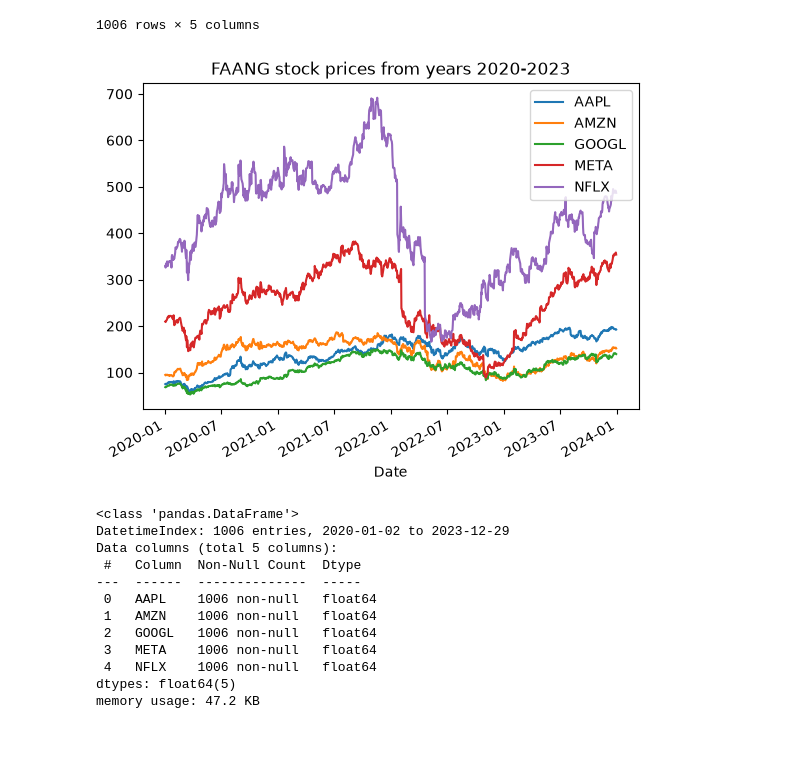
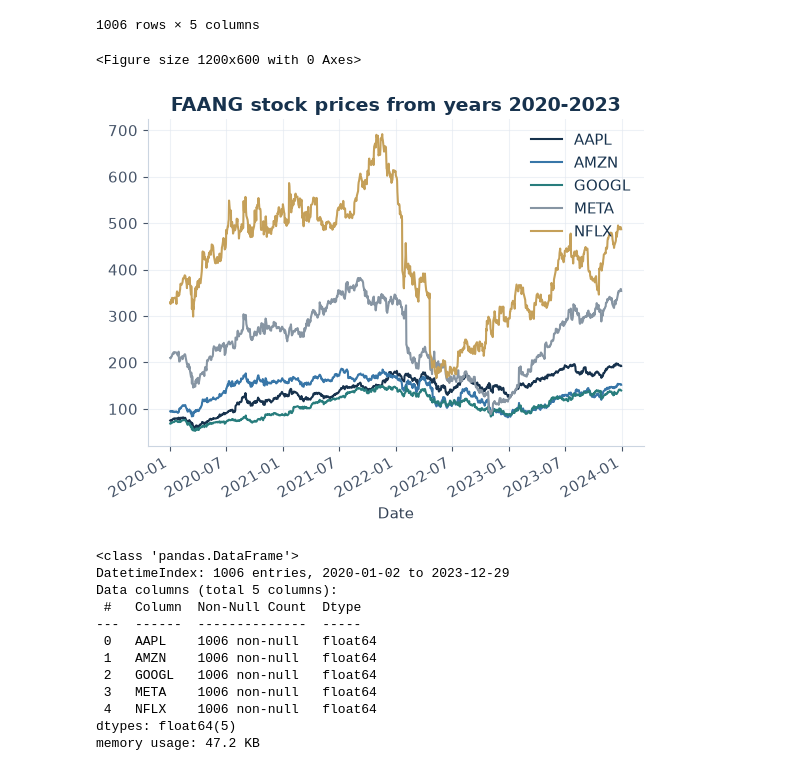
Before and after one commit to Dvisa23/Portfolio-Analysis, a Jupyter notebook: workspace/notebook.ipynb, the cells around one changed output. Saved outputs shown, nothing was run; the diff lists cells and outputs as text; code cells hidden in the pictures; blank space fills up the shorter version.

```diff
--- a/workspace/notebook.ipynb
+++ b/workspace/notebook.ipynb
@@ -15,3 +21,18 @@ In this project, you are tasked to find the optimal allocation to the FAANG stoc
+# %%
+import matplotlib.pyplot as plt
+from cycler import cycler
+from matplotlib.ticker import PercentFormatter
+
+corporate_colors = ["#17324D", "#3876A8", "#287D7D", "#8795A3", "#C5A059"]
+
+plt.rcParams.update({"axes.prop_cycle": cycler(color=corporate_colors),
+                     "figure.facecolor": "white", "axes.facecolor": "white", "font.family": "sans-serif",
+                     "font.size": 11, "axes.titlesize": 14, "axes.titleweight": "bold", "axes.labelcolor": "#334155",
+                     "text.color": "#17324D", "xtick.color": "#475569", "ytick.color": "#475569", "axes.spines.top": False,
+                     "axes.spines.right": False, "axes.edgecolor": "#CBD5E1", "axes.grid": True,
+                     "axes.axisbelow": True,
+                     "grid.color": "#E2E8F0",
+                     "grid.alpha": 0.6, "legend.frameon": False})
 # %%
 # Importing libraries
 import pandas as pd
@@ -47,9 +68,12 @@ stock_prices_df
 1006 rows × 5 columns
 # %%
 # Plotting the stock prices
-stock_prices_df.plot(title="FAANG stock prices from years 2020-2023");
+plt.figure(figsize=(12,6))
+stock_prices_df.plot(title="FAANG stock prices from years 2020-2023")
+plt.show()
 # %% [output]
+<Figure size 1200x600 with 0 Axes>
-[figure, old version]
+[figure, new version]
 # %%
 # Use however many cells you need to complete this exercise.
 # Please remember to store the requested outputs in the correct objects!
```
Also changed, not shown: parts of 16 cells of this notebook.
